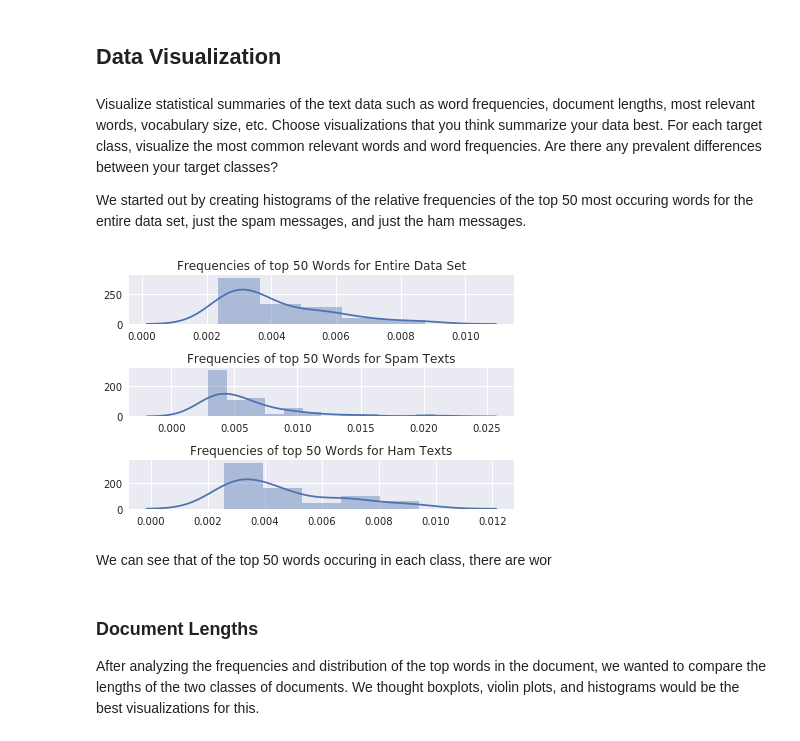
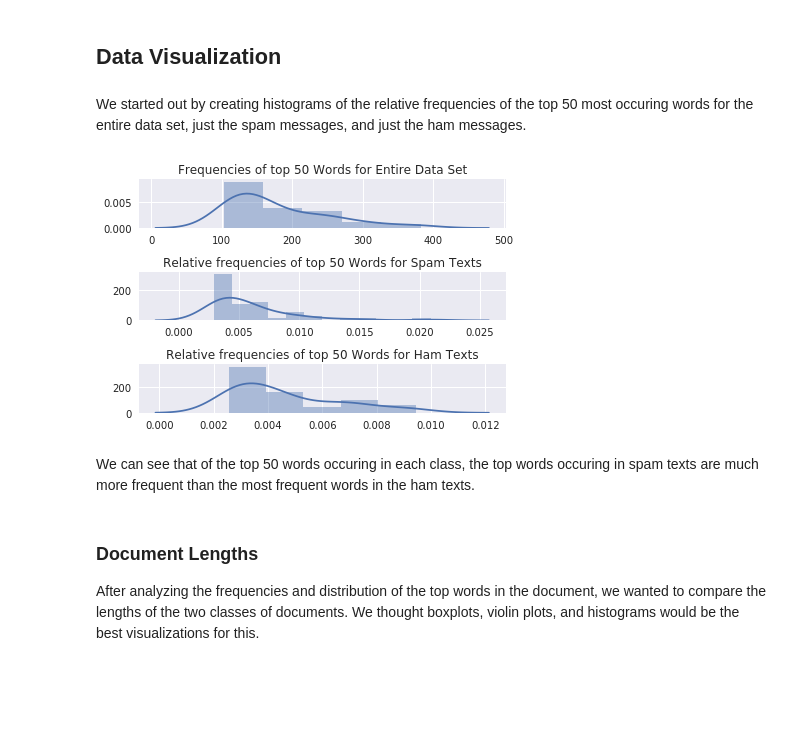
Before and after one commit to LukeWood/SpamVsHamDataAnalysis, a Jupyter notebook: DraftReport-2.ipynb, the cells around one changed output. Drawn from its saved outputs; the diff is of its cells as text; code cells hidden in the pictures; blank space fills up the shorter version.

Commit message:
add words to frequencies charts

```diff
--- a/DraftReport-2.ipynb
+++ b/DraftReport-2.ipynb
@@ -165,37 +165,30 @@ dtype: float64
 # %% [markdown]
 ## Data Visualization
 # %% [markdown]
-Visualize statistical summaries of the text data such as word frequencies, document lengths, most relevant words, vocabulary size, etc. Choose visualizations that you think summarize your data best.
-For each target class, visualize the most common relevant words and word frequencies. Are there any prevalent differences between your target classes?
-
 We started out by creating histograms of the relative frequencies of the top 50 most occuring words for the entire data set, just the spam messages, and just the ham messages.
 # %%
-#TODO: what are the y axis labels on these?
-
 #add a column to determine whether a message is spam, or ham
 df["spam"] = [t[0] for t in texts]
 
 total_count = df[[x for x in df.columns if x != "spam"]].sum().sum()
 spam_count = df[df.spam == "spam"][[x for x in df.columns if x!="spam"]].sum().sum()
 ham_count = df[df.spam == "ham"][[x for x in df.columns if x!="spam"]].sum().sum()
 
-
-
 f, (a1,a2,a3) = plt.subplots(3)
-sns.distplot(df[[x for x in df.columns if x!="spam"]].sum().sort_values()[-50:]/total_count,
+sns.distplot(df[[x for x in df.columns if x!="spam"]].sum().sort_values()[-50:],
              hist=True, ax=a1)
 a1.set_title("Frequencies of top 50 Words for Entire Data Set")
 sns.distplot(df[df.spam == "spam"][[x for x in df.columns if x!="spam"]].sum().sort_values()[-50:]/spam_count, hist=True, ax=a2)
-a2.set_title("Frequencies of top 50 Words for Spam Texts")
+a2.set_title("Relative frequencies of top 50 Words for Spam Texts")
 sns.distplot(df[df.spam=="ham"][[x for x in df.columns if x!="spam"]].sum().sort_values()[-50:]/ham_count, hist=True, ax=a3)
-a3.set_title("Frequencies of top 50 Words for Ham Texts")
+a3.set_title("Relative frequencies of top 50 Words for Ham Texts")
 
 plt.tight_layout()
 plt.show()
 # %% [output]
-[figure, old version]
+[figure, new version]
 # %% [markdown]
-We can see that of the top 50 words occuring in each class, there are wor
+We can see that of the top 50 words occuring in each class, the top words occuring in spam texts are much more frequent than the most frequent words in the ham texts.
 # %% [markdown]
 ### Document Lengths
 After analyzing the frequencies and distribution of the top words in the document, we wanted to compare the lengths of the two classes of documents. We thought boxplots, violin plots, and histograms would be the best visualizations for this.
```
